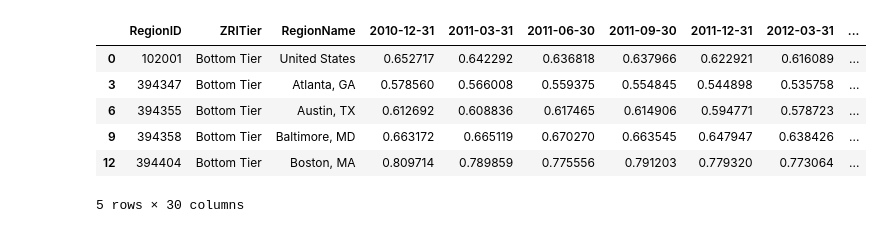
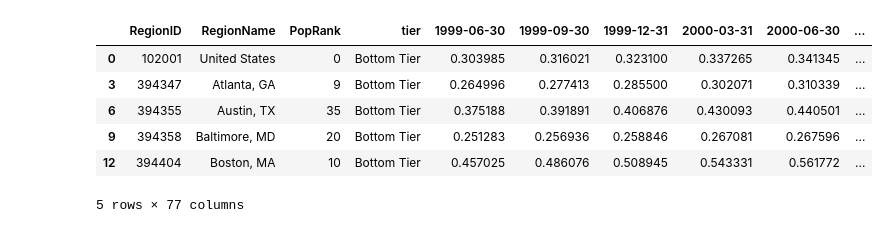
Before and after one commit to LoriHarris/Real_Estate_Affordability, a Jupyter notebook: Mort_Rent_Afford.ipynb, the cells around one changed output. Cells and saved outputs as stored; diff of their text form; code cells hidden in the pictures.

```diff
--- a/Mort_Rent_Afford.ipynb
+++ b/Mort_Rent_Afford.ipynb
@@ -20,20 +26,17 @@ rent_afford.head()
 # %%
-mort_bottom = mort_afford.loc[mort_afford["tier"] == 'Bottom Tier']
-
 mort_middle = mort_afford.loc[mort_afford["tier"] == 'Middle Tier']
-
 mort_upper = mort_afford.loc[mort_afford["tier"] == 'Upper Tier']
 # %%
 rent_bottom = rent_afford.loc[rent_afford["ZRITier"] == 'Bottom Tier']
 rent_middle = rent_afford.loc[rent_afford["ZRITier"] == 'Middle Tier']
 rent_upper = rent_afford.loc[rent_afford["ZRITier"] == 'Upper Tier']
 # %%
-rent_bottom.head()
+mort_bottom.head()
 # %% [output]
-|  | RegionID | ZRITier | RegionName | 2010-12-31 | 2011-03-31 | 2011-06-30 | 2011-09-30 | 2011-12-31 | 2012-03-31 | ... |
-| 0 | 102001 | Bottom Tier | United States | 0.652717 | 0.642292 | 0.636818 | 0.637966 | 0.622921 | 0.616089 | ... |
-| 3 | 394347 | Bottom Tier | Atlanta, GA | 0.578560 | 0.566008 | 0.559375 | 0.554845 | 0.544898 | 0.535758 | ... |
-| 6 | 394355 | Bottom Tier | Austin, TX | 0.612692 | 0.608836 | 0.617465 | 0.614906 | 0.594771 | 0.578723 | ... |
-| 9 | 394358 | Bottom Tier | Baltimore, MD | 0.663172 | 0.665119 | 0.670270 | 0.663545 | 0.647947 | 0.638426 | ... |
-| 12 | 394404 | Bottom Tier | Boston, MA | 0.809714 | 0.789859 | 0.775556 | 0.791203 | 0.779320 | 0.773064 | ... |
+|  | RegionID | RegionName | PopRank | tier | 1999-06-30 | 1999-09-30 | 1999-12-31 | 2000-03-31 | 2000-06-30 | ... |
+| 0 | 102001 | United States | 0 | Bottom Tier | 0.303985 | 0.316021 | 0.323100 | 0.337265 | 0.341345 | ... |
+| 3 | 394347 | Atlanta, GA | 9 | Bottom Tier | 0.264996 | 0.277413 | 0.285500 | 0.302071 | 0.310339 | ... |
+| 6 | 394355 | Austin, TX | 35 | Bottom Tier | 0.375188 | 0.391891 | 0.406876 | 0.430093 | 0.440501 | ... |
+| 9 | 394358 | Baltimore, MD | 20 | Bottom Tier | 0.251283 | 0.256936 | 0.258846 | 0.267081 | 0.267596 | ... |
+| 12 | 394404 | Boston, MA | 10 | Bottom Tier | 0.457025 | 0.486076 | 0.508945 | 0.543331 | 0.561772 | ... |
-5 rows × 30 columns
+5 rows × 77 columns
```
Also changed, not shown: parts of 6 cells of this notebook.
